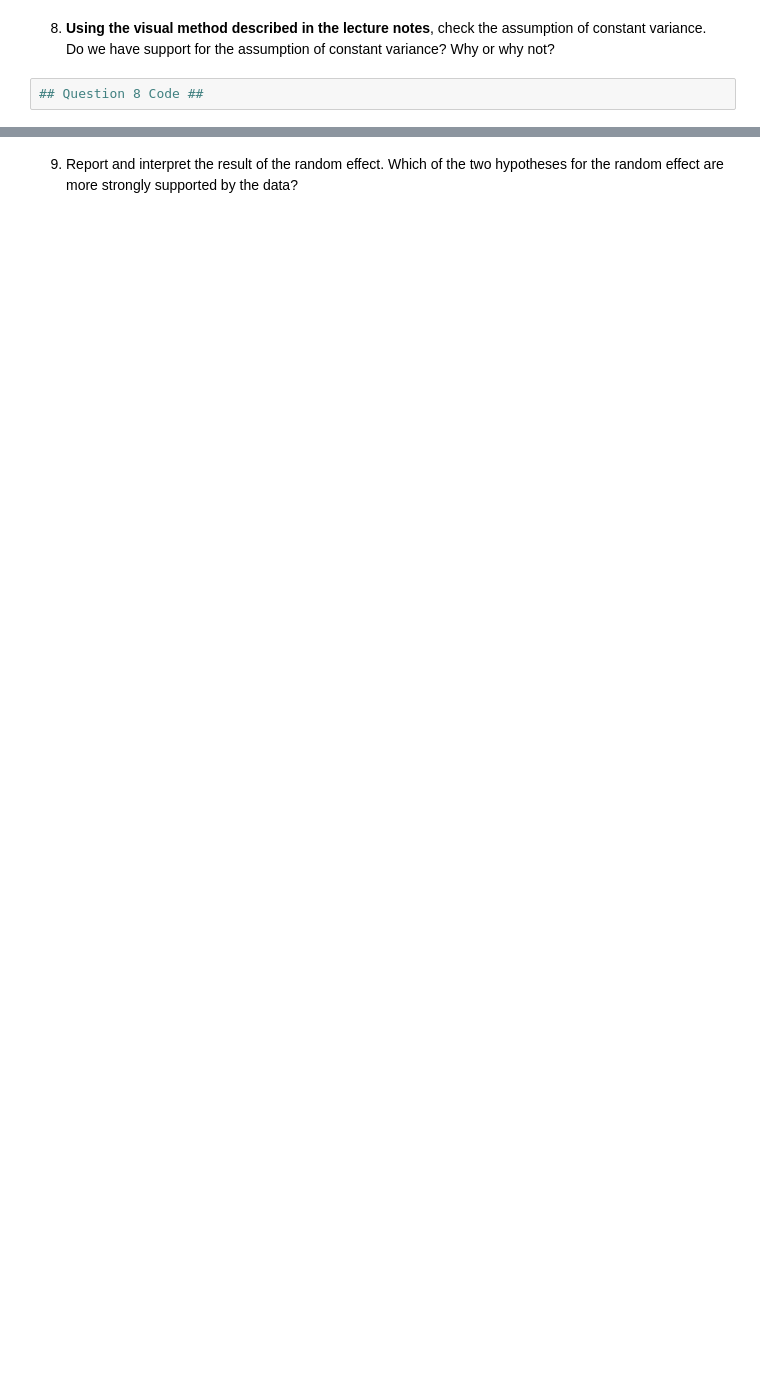
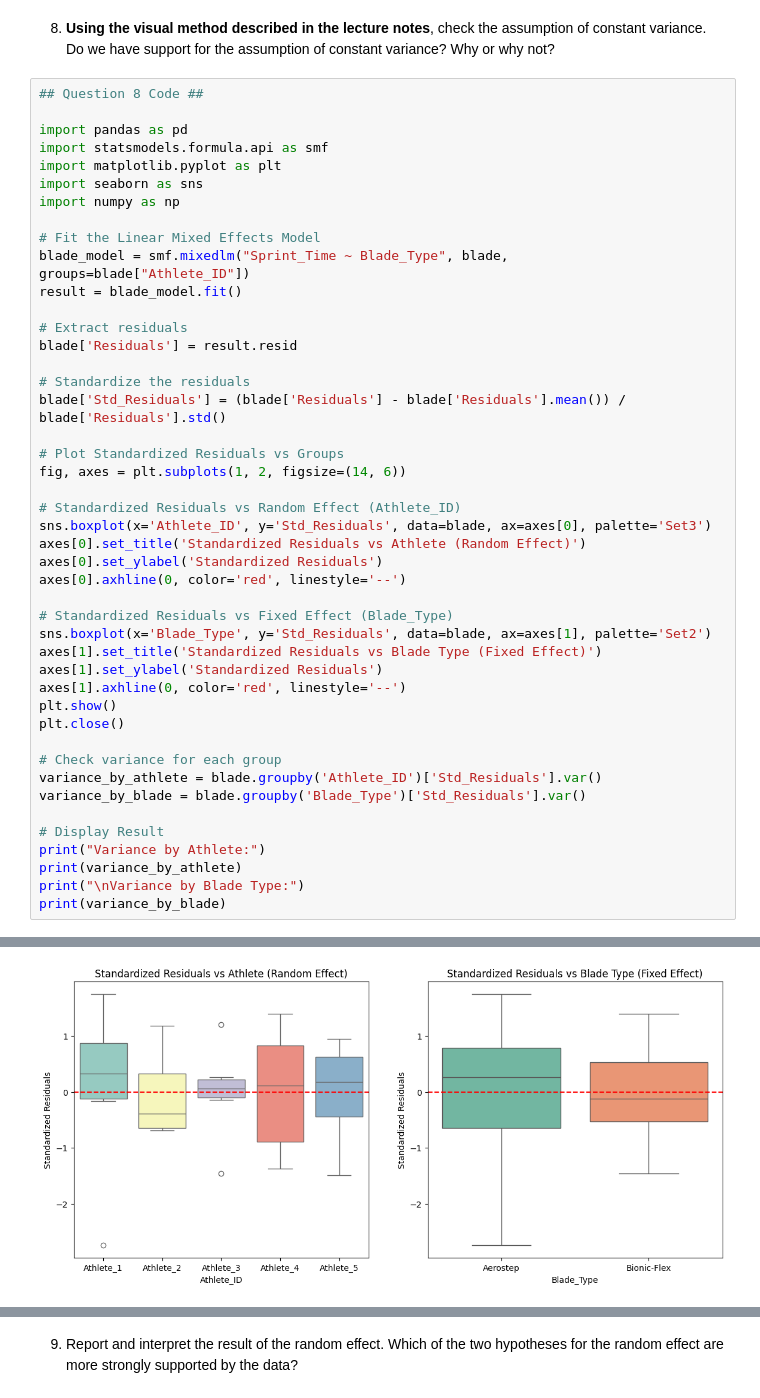
Before and after one commit to cmuriithi/STAT-7220-Applied-Experimental-Design, a Jupyter notebook: Assignments/HW4/HW4.ipynb, the cells around one changed output, grey strips where cells are left out. Drawn from its saved outputs; the diff is of its cells as text; blank space fills up the shorter version.

```diff
--- a/Assignments/HW4/HW4.ipynb
+++ b/Assignments/HW4/HW4.ipynb
@@ -95,3 +240,47 @@ print(f"📂 Changed directory to: {os.getcwd()}")
 8. **Using the visual method described in the lecture notes**, check the assumption of constant variance. Do we have support for the assumption of constant variance? Why or why not?
 # %%
 ## Question 8 Code ##
+
+import pandas as pd
+import statsmodels.formula.api as smf
+import matplotlib.pyplot as plt
+import seaborn as sns
+import numpy as np
+
+# Fit the Linear Mixed Effects Model
+blade_model = smf.mixedlm("Sprint_Time ~ Blade_Type", blade, groups=blade["Athlete_ID"])
+result = blade_model.fit()
+
+# Extract residuals
+blade['Residuals'] = result.resid
+
+# Standardize the residuals
+blade['Std_Residuals'] = (blade['Residuals'] - blade['Residuals'].mean()) / blade['Residuals'].std()
+
+# Plot Standardized Residuals vs Groups
+fig, axes = plt.subplots(1, 2, figsize=(14, 6))
+
+# Standardized Residuals vs Random Effect (Athlete_ID)
+sns.boxplot(x='Athlete_ID', y='Std_Residuals', data=blade, ax=axes[0], palette='Set3')
+axes[0].set_title('Standardized Residuals vs Athlete (Random Effect)')
+axes[0].set_ylabel('Standardized Residuals')
+axes[0].axhline(0, color='red', linestyle='--')
+
+# Standardized Residuals vs Fixed Effect (Blade_Type)
+sns.boxplot(x='Blade_Type', y='Std_Residuals', data=blade, ax=axes[1], palette='Set2')
+axes[1].set_title('Standardized Residuals vs Blade Type (Fixed Effect)')
+axes[1].set_ylabel('Standardized Residuals')
+axes[1].axhline(0, color='red', linestyle='--')
+plt.show()
+plt.close()
+
+# Check variance for each group
+variance_by_athlete = blade.groupby('Athlete_ID')['Std_Residuals'].var()
+variance_by_blade = blade.groupby('Blade_Type')['Std_Residuals'].var()
+
+# Display Result
+print("Variance by Athlete:")
+print(variance_by_athlete)
+print("\nVariance by Blade Type:")
+print(variance_by_blade)
+# %% [output]
@@ -97,0 +294 @@ print(f"📂 Changed directory to: {os.getcwd()}")
+[figure, added]
```
Also changed, not shown: parts of 13 cells of this notebook.
